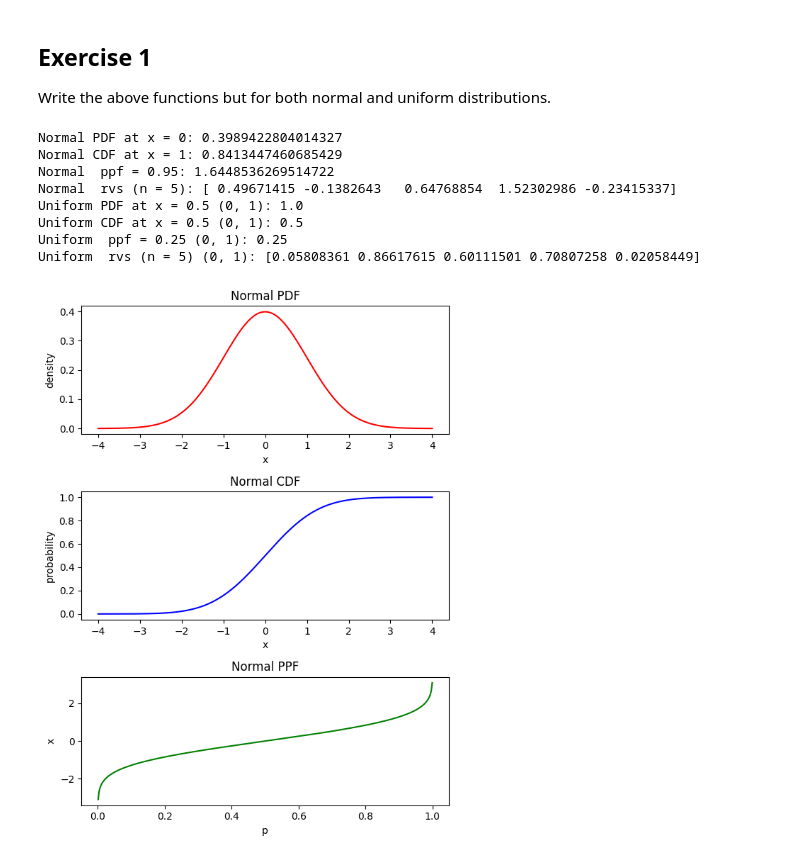
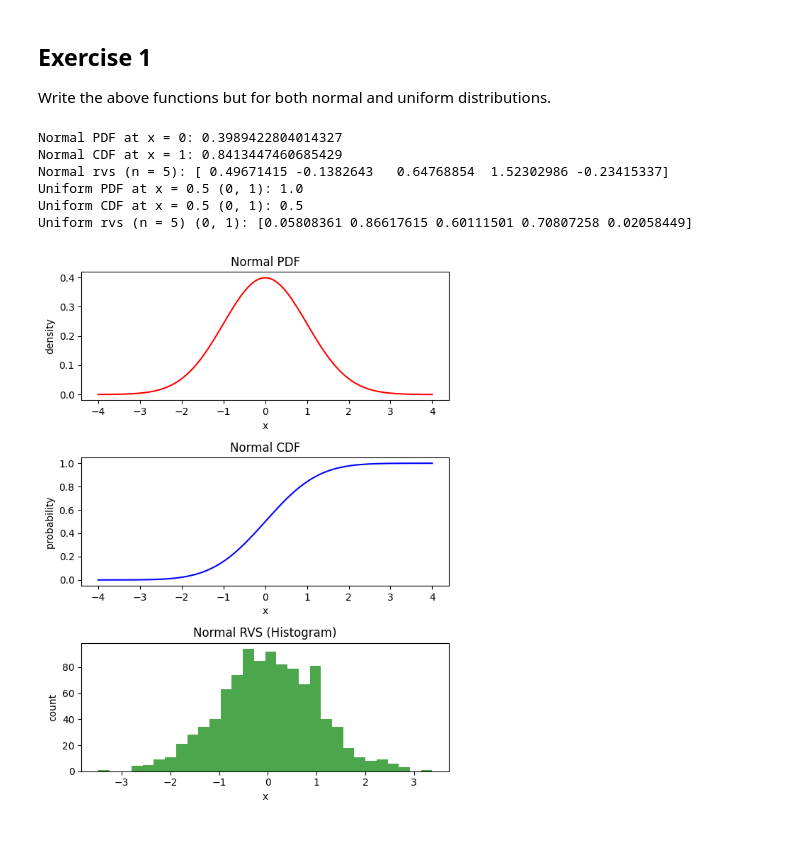
Before and after one commit to kumartvs/probability-distribution-exercises-project-with-python, a Jupyter notebook: notebook/problems.ipynb, the cells around one changed output. Saved outputs shown, nothing was run; the diff lists cells and outputs as text; code cells hidden in the pictures.

```diff
--- a/notebook/problems.ipynb
+++ b/notebook/problems.ipynb
@@ -89,7 +89,9 @@ Write the above functions but for both normal and uniform distributions.
 from scipy.stats import norm, uniform
 import numpy as np
 
+
 # Define all the probability functions related to these distributions
+
 
 def dnorm(x, mean = 0, sd = 1):
     """
@@ -159,50 +161,45 @@ np.random.seed(42)
 
 print(f"Normal PDF at x = 0: {dnorm(0)}")
 print(f"Normal CDF at x = 1: {pnorm(1)}")
-print(f"Normal  ppf = 0.95: {qnorm(0.95)}")
-print(f"Normal  rvs (n = 5): {rnorm(5)}")
+print(f"Normal rvs (n = 5): {rnorm(5)}")
 print(f"Uniform PDF at x = 0.5 (0, 1): {dunif(0.5)}")
 print(f"Uniform CDF at x = 0.5 (0, 1): {punif(0.5)}")
-print(f"Uniform  ppf = 0.25 (0, 1): {qunif(0.25)}")
-print(f"Uniform  rvs (n = 5) (0, 1): {runif(5)}")
+print(f"Uniform rvs (n = 5) (0, 1): {runif(5)}")
 # %% [output]
 Normal PDF at x = 0: 0.3989422804014327
 Normal CDF at x = 1: 0.8413447460685429
-Normal  ppf = 0.95: 1.6448536269514722
-Normal  rvs (n = 5): [ 0.49671415 -0.1382643   0.64768854  1.52302986 -0.23415337]
+Normal rvs (n = 5): [ 0.49671415 -0.1382643   0.64768854  1.52302986 -0.23415337]
 Uniform PDF at x = 0.5 (0, 1): 1.0
 Uniform CDF at x = 0.5 (0, 1): 0.5
-Uniform  ppf = 0.25 (0, 1): 0.25
-Uniform  rvs (n = 5) (0, 1): [0.05808361 0.86617615 0.60111501 0.70807258 0.02058449]
+Uniform rvs (n = 5) (0, 1): [0.05808361 0.86617615 0.60111501 0.70807258 0.02058449]
 # %%
 import matplotlib.pyplot as plt
 import numpy as np
 
 x = np.linspace(-4, 4, 400)
-p = np.linspace(0.001, 0.999, 400)
+samples = rnorm(1000)
 
 pdf = dnorm(x)
 cdf = pnorm(x)
-ppf = qnorm(p)
 
 fig, axis = plt.subplots(3, 1, figsize = (6, 8))
 
 axis[0].plot(x, pdf, "r-")
 axis[0].set_title("Normal PDF")
 axis[0].set_xlabel("x")
 axis[0].set_ylabel("density")
 
 axis[1].plot(x, cdf, "b-")
 axis[1].set_title("Normal CDF")
 axis[1].set_xlabel("x")
 axis[1].set_ylabel("probability")
 
-axis[2].plot(p, ppf, "g-")
-axis[2].set_title("Normal PPF")
-axis[2].set_xlabel("p")
-axis[2].set_ylabel("x")
+axis[2].hist(samples, bins = 30, color = "g", alpha = 0.7)
+axis[2].set_title("Normal RVS (Histogram)")
+axis[2].set_xlabel("x")
+axis[2].set_ylabel("count")
 
 plt.tight_layout()
 plt.show()
 # %% [output]
-[figure, old version]
+[figure, new version]
```
